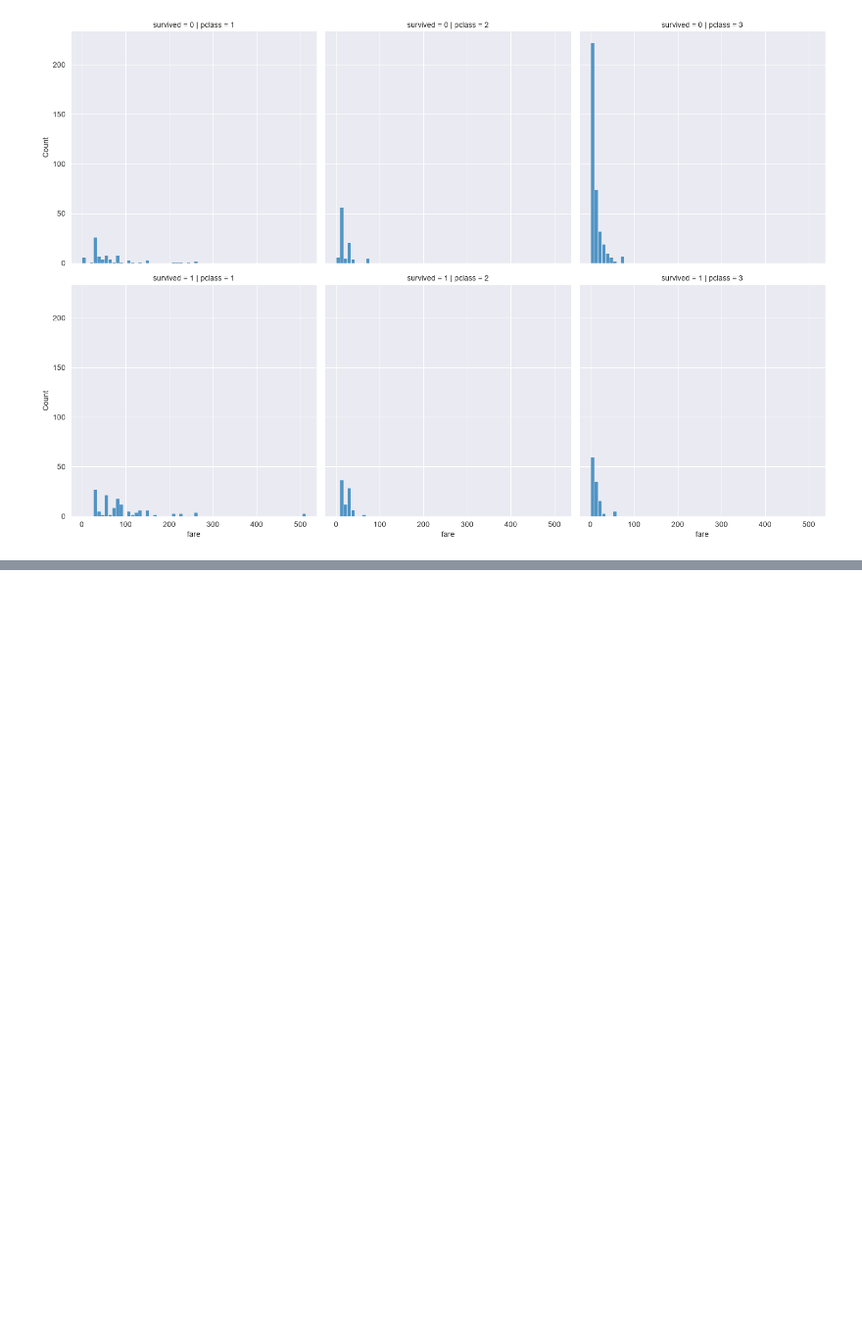
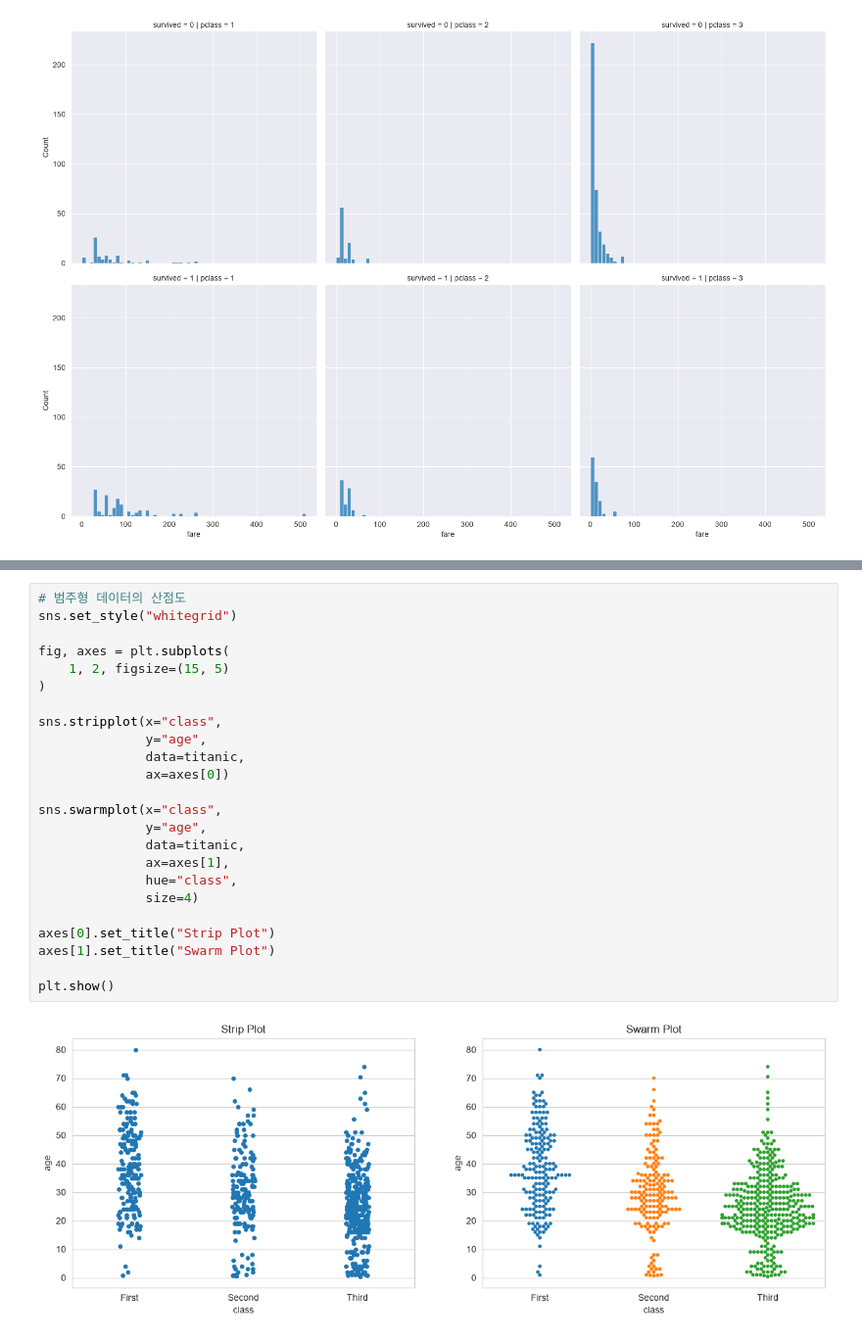
Before and after one commit to YoonTae98/18_data_analytics, a Jupyter notebook: 02_seaborn.ipynb, the cells around one changed output, grey strips where cells are left out. Shown at 98% size. Drawn from its saved outputs; the diff is of its cells as text; blank space fills up the shorter version.

```diff
--- a/02_seaborn.ipynb
+++ b/02_seaborn.ipynb
@@ -129,0 +170,26 @@ plt.show()
+# %%
+# 범주형 데이터의 산점도
+sns.set_style("whitegrid")
+
+fig, axes = plt.subplots(
+    1, 2, figsize=(15, 5)
+)
+
+sns.stripplot(x="class",
+              y="age",
+              data=titanic,
+              ax=axes[0])
+
+sns.swarmplot(x="class",
+              y="age",
+              data=titanic,
+              ax=axes[1],
+              hue="class",
+              size=4)
+
+axes[0].set_title("Strip Plot")
+axes[1].set_title("Swarm Plot")
+
+plt.show()
+# %% [output]
+[figure, added]
```
Also changed, not shown: parts of 5 cells of this notebook, 1 other file.
